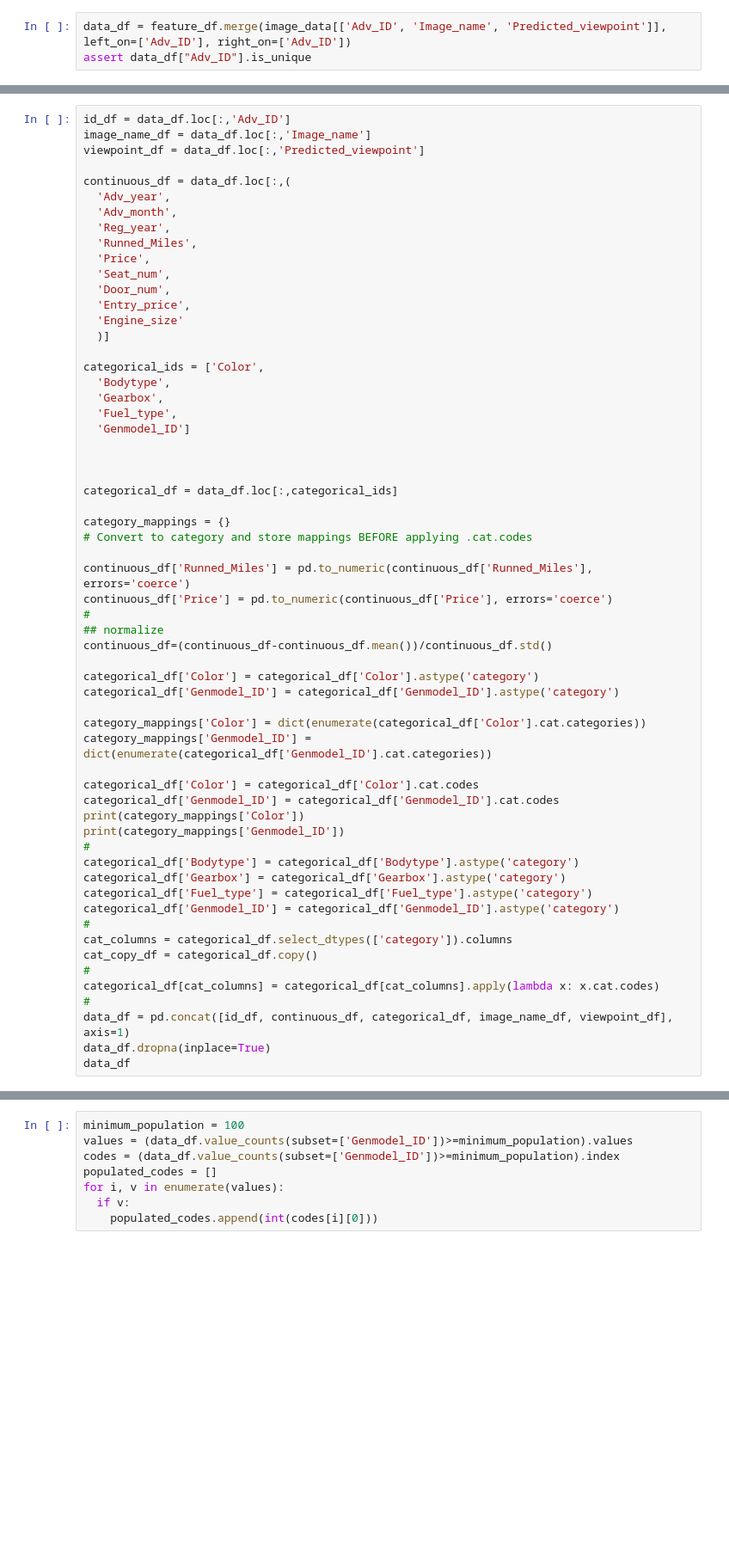
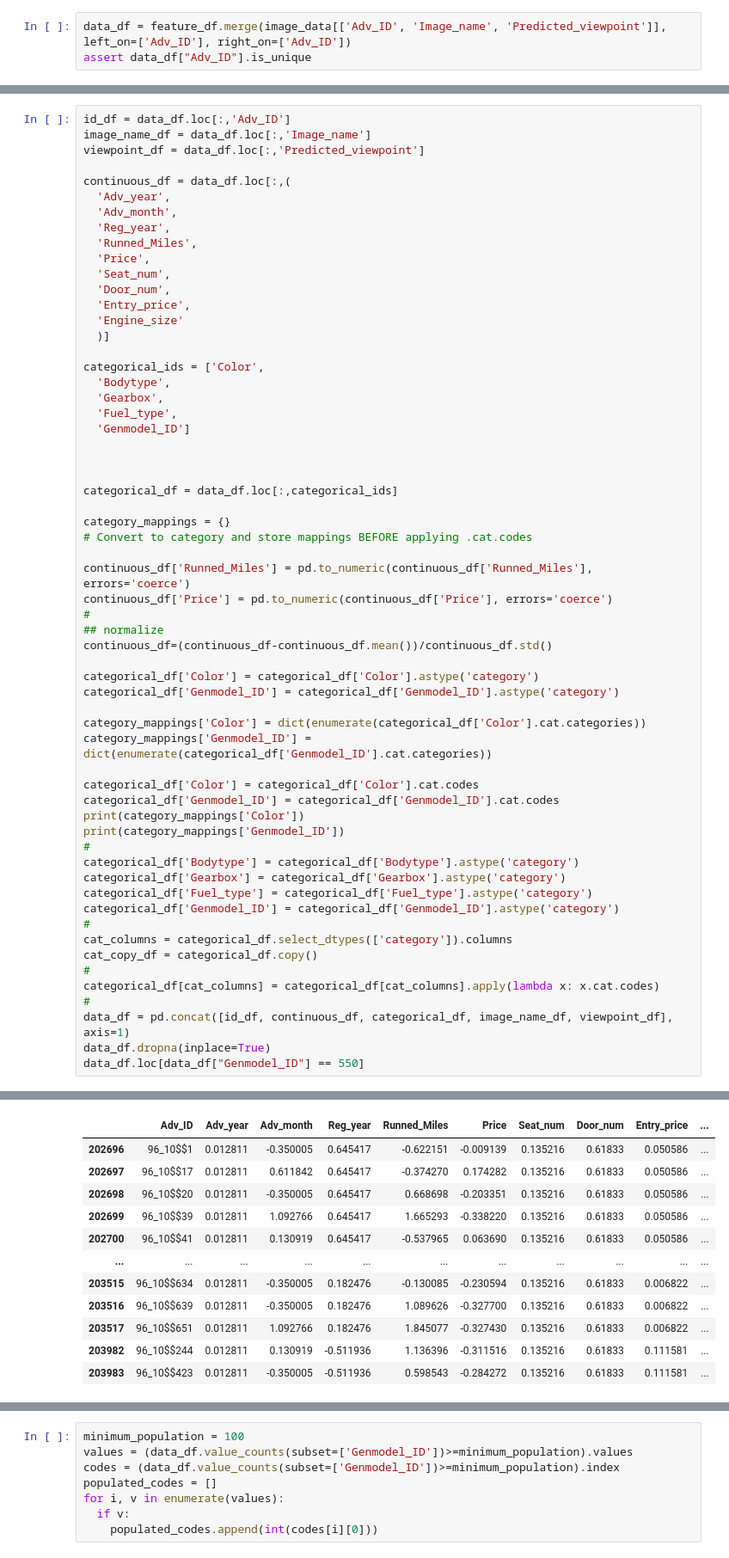
Before and after one commit to kgutjahr/STiL-TTA, a Jupyter notebook: data/create_dvm_dataset.ipynb, the cells around one changed output, grey strips where cells are left out. Shown at 86% size. Saved outputs shown, nothing was run; the diff lists cells and outputs as text; blank space fills up the shorter version.

```diff
--- a/data/create_dvm_dataset.ipynb
+++ b/data/create_dvm_dataset.ipynb
@@ -185,4 +228,5 @@ categorical_df[cat_columns] = categorical_df[cat_columns].apply(lambda x: x.cat.
 #
 data_df = pd.concat([id_df, continuous_df, categorical_df, image_name_df, viewpoint_df], axis=1)
 data_df.dropna(inplace=True)
-data_df
+data_df.loc[data_df["Genmodel_ID"] == 550]
+# %% [output]
@@ -188,0 +235,12 @@ data_df
+|  | Adv_ID | Adv_year | Adv_month | Reg_year | Runned_Miles | Price | Seat_num | Door_num | Entry_price | ... |
+| 202696 | 96_10$$1 | 0.012811 | -0.350005 | 0.645417 | -0.622151 | -0.009139 | 0.135216 | 0.61833 | 0.050586 | ... |
+| 202697 | 96_10$$17 | 0.012811 | 0.611842 | 0.645417 | -0.374270 | 0.174282 | 0.135216 | 0.61833 | 0.050586 | ... |
+| 202698 | 96_10$$20 | 0.012811 | -0.350005 | 0.645417 | 0.668698 | -0.203351 | 0.135216 | 0.61833 | 0.050586 | ... |
+| 202699 | 96_10$$39 | 0.012811 | 1.092766 | 0.645417 | 1.665293 | -0.338220 | 0.135216 | 0.61833 | 0.050586 | ... |
+| 202700 | 96_10$$41 | 0.012811 | 0.130919 | 0.645417 | -0.537965 | 0.063690 | 0.135216 | 0.61833 | 0.050586 | ... |
+| ... | ... | ... | ... | ... | ... | ... | ... | ... | ... | ... |
+| 203515 | 96_10$$634 | 0.012811 | -0.350005 | 0.182476 | -0.130085 | -0.230594 | 0.135216 | 0.61833 | 0.006822 | ... |
+| 203516 | 96_10$$639 | 0.012811 | -0.350005 | 0.182476 | 1.089626 | -0.327700 | 0.135216 | 0.61833 | 0.006822 | ... |
+| 203517 | 96_10$$651 | 0.012811 | 1.092766 | 0.182476 | 1.845077 | -0.327430 | 0.135216 | 0.61833 | 0.006822 | ... |
+| 203982 | 96_10$$244 | 0.012811 | 0.130919 | -0.511936 | 1.136396 | -0.311516 | 0.135216 | 0.61833 | 0.111581 | ... |
+| 203983 | 96_10$$423 | 0.012811 | -0.350005 | -0.511936 | 0.598543 | -0.284272 | 0.135216 | 0.61833 | 0.111581 | ... |
```
Also changed, not shown: parts of 26 cells of this notebook.
